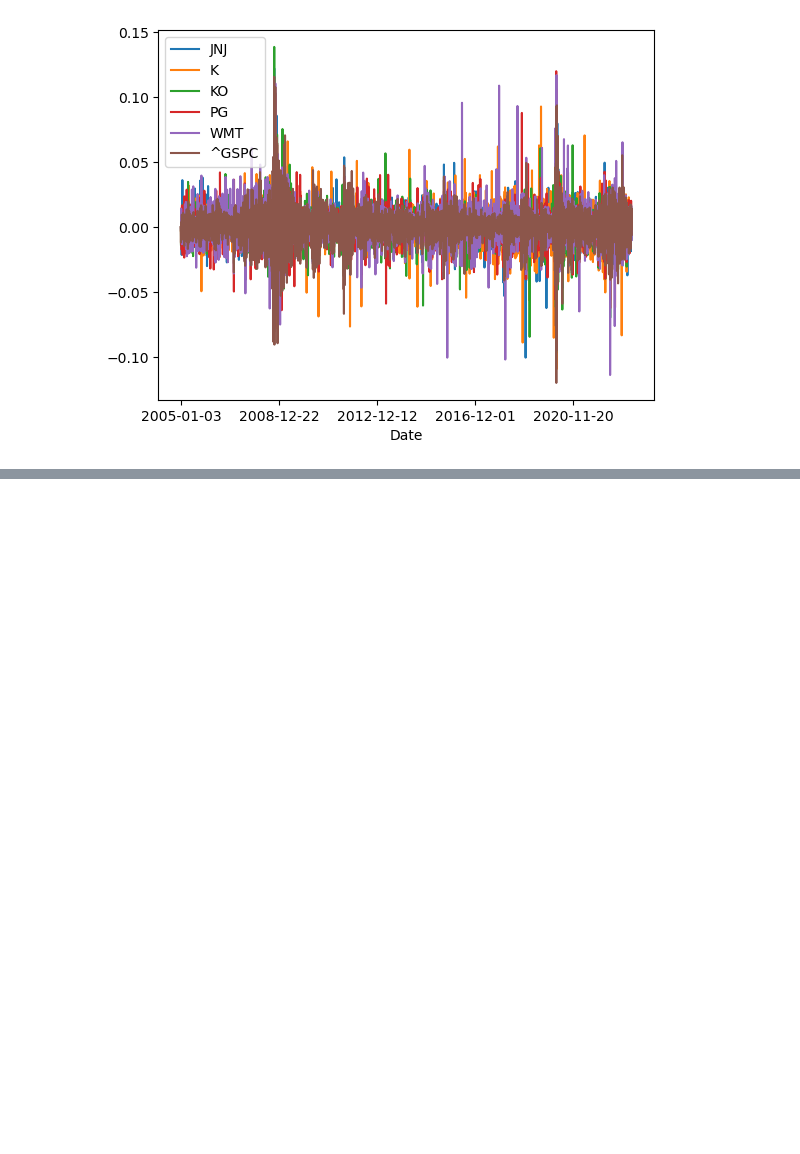
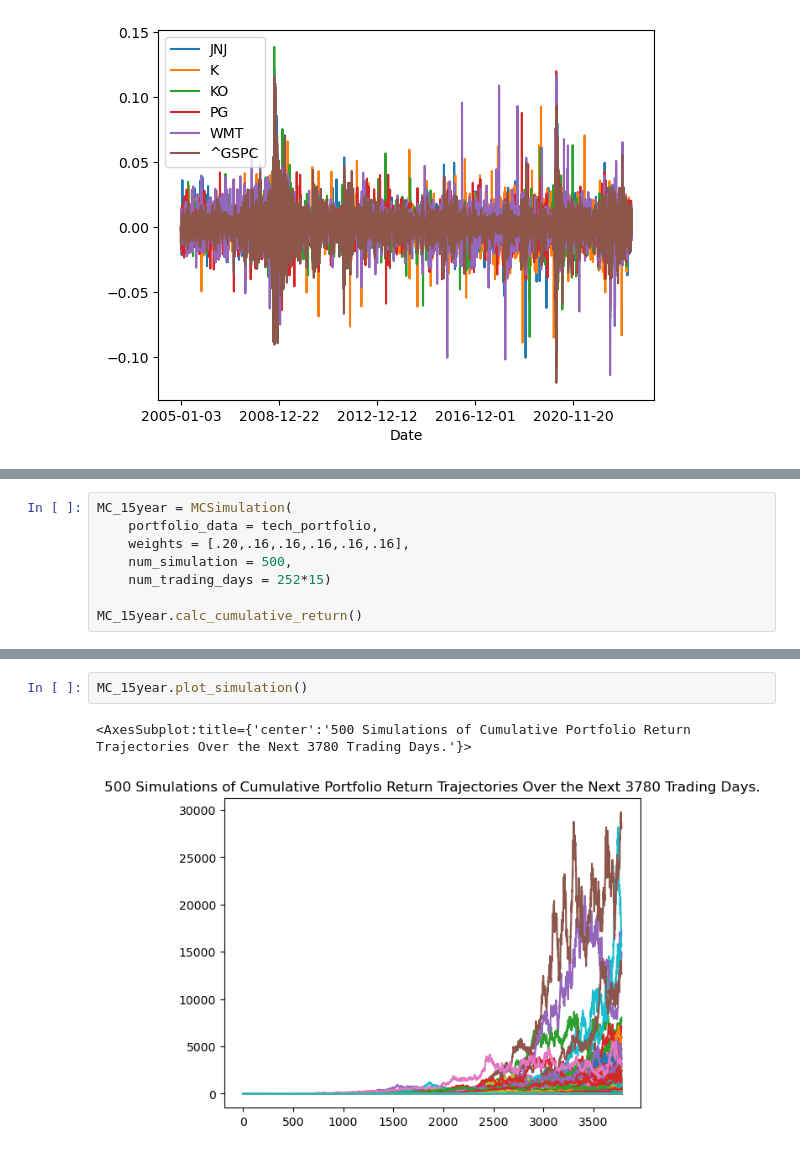
Before and after one commit to reiccv/Project_1_Portfolio_Analysis, a Jupyter notebook: Portfolio_Analysis_Tech_vs_Consumer.ipynb, the cells around one changed output, grey strips where cells are left out. Saved outputs shown, nothing was run; the diff lists cells and outputs as text; blank space fills up the shorter version.

```diff
--- a/Portfolio_Analysis_Tech_vs_Consumer.ipynb
+++ b/Portfolio_Analysis_Tech_vs_Consumer.ipynb
@@ -398,0 +507,8 @@ daily_returns_sp_500.plot(ax=ax)
+# %%
+MC_15year = MCSimulation(
+    portfolio_data = tech_portfolio,
+    weights = [.20,.16,.16,.16,.16,.16],
+    num_simulation = 500,
+    num_trading_days = 252*15)
+
+MC_15year.calc_cumulative_return()
@@ -399,2 +557,7 @@ daily_returns_sp_500.plot(ax=ax)
+# %%
+MC_15year.plot_simulation()
+# %% [output]
+<AxesSubplot:title={'center':'500 Simulations of Cumulative Portfolio Return Trajectories Over the Next 3780 Trading Days.'}>
+[figure, added]
 # %% [markdown]
 ## TASKS:
```
Also changed, not shown: parts of 10 cells of this notebook.
